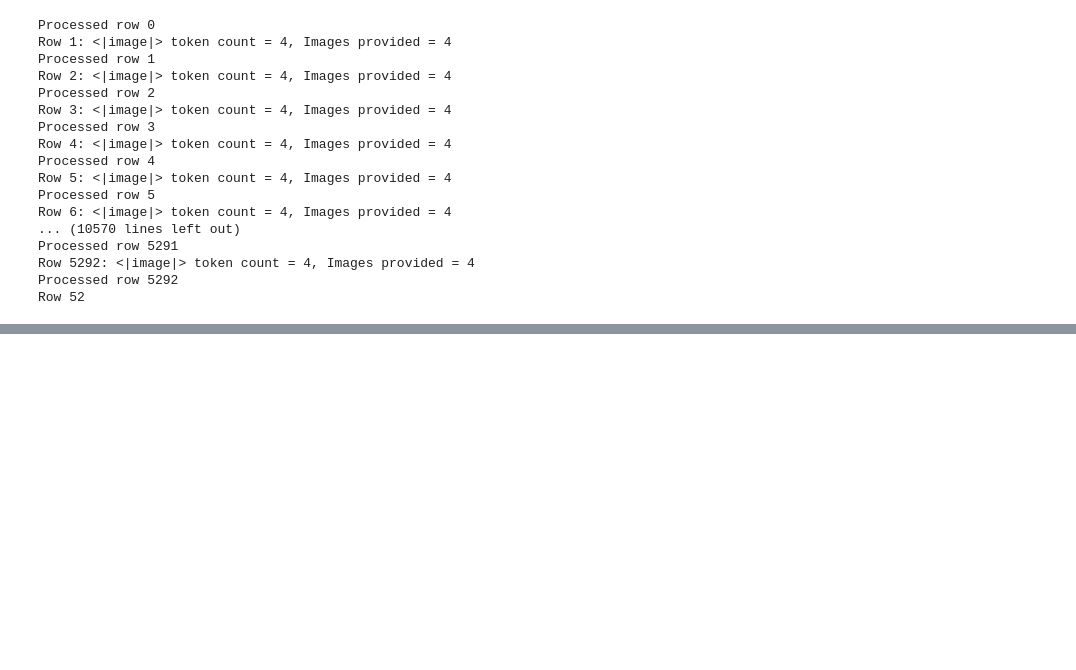
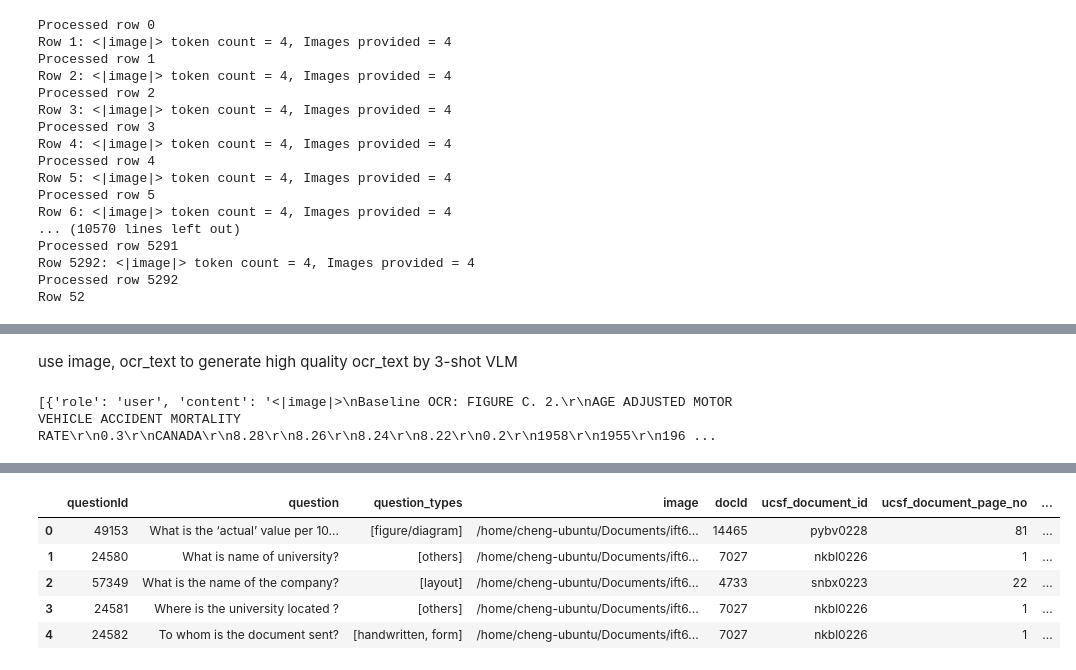
Before and after one commit to catchcheng/docvqa, a Jupyter notebook: vlm_ocr.ipynb, the cells around one changed output, grey strips where cells are left out. Drawn from its saved outputs; the diff is of its cells as text; code cells hidden in the pictures; blank space fills up the shorter version.

```diff
--- a/vlm_ocr.ipynb
+++ b/vlm_ocr.ipynb
@@ -315,3 +319,5 @@ display(df.head(20))
 | 17 | 57372 | What is the committee strength fo... | [table/list] | /home/cheng-ubuntu/Documents/ift6... | 4751 | snbx0223 | 44 | ... |
 | 18 | 49181 | What session is at 2.00 to 5.00p.m.? | [table/list] | /home/cheng-ubuntu/Documents/ift6... | 14281 | txpp0227 | 10 | ... |
 | 19 | 57373 | How many sustainability committee... | [table/list] | /home/cheng-ubuntu/Documents/ift6... | 4751 | snbx0223 | 44 | ... |
+# %% [markdown]
+use image, ocr_text to generate high quality ocr_text by 3-shot VLM
@@ -317,0 +443,68 @@ display(df.head(20))
+# %%
+# print(len(ORIGINAL_DEMO_MESSAGES), len(ORIGINAL_DEMO_IMAGES))
+print(ORIGINAL_DEMO_MESSAGES)
+# %% [output]
+[{'role': 'user', 'content': '<|image|>\nBaseline OCR: FIGURE C. 2.\r\nAGE ADJUSTED MOTOR VEHICLE ACCIDENT MORTALITY RATE\r\n0.3\r\nCANADA\r\n8.28\r\n8.26\r\n8.24\r\n8.22\r\n0.2\r\n1958\r\n1955\r\n196 ...
+# %%
+# 4. Process each image (row) in the DataFrame.
+# =============================================================================
+
+# Assume df is your pandas DataFrame that contains at least:
+#  - "image": the file path to the image
+#  - "ocr_text": the baseline OCR text for that image
+vlm_ocr_texts = []  # to store the generated (improved) OCR text for each query
+
+# Loop over the DataFrame rows.
+for idx, row in df.iterrows():
+    # Load the query image.
+    try:
+        query_image = Image.open(row["image"]).convert("RGB")
+    except Exception as e:
+        print(f"Error loading query image {row['image']}: {e}")
+        vlm_ocr_texts.append("")
+        continue
+
+    # Build the query messages:
+    # Append the baseline OCR text from the current row to the query user message.
+    query_messages = copy.deepcopy(QUERY_MESSAGES_TEMPLATE)
+    # Note: This ensures the token "<|image|>" appears exactly once in the query user message.
+    query_messages[0]["content"] += row["ocr_text"]
+
+    # Construct the final messages for this query.
+    # Make copies of the original demo messages so that no extra tokens accumulate.
+    final_messages = [SYSTEM_MESSAGE] + copy.deepcopy(ORIGINAL_DEMO_MESSAGES) + query_messages
+    # Final images: the demo images plus the query image.
+    final_images = ORIGINAL_DEMO_IMAGES.copy() + [query_image]
+
+    # Check that the total number of "<|image|>" tokens equals the number of images.
+    media_count = sum(msg['content'].count("<|image|>") for msg in final_messages)
+    print(f"Row {idx}: <|image|> token count = {media_count}, Images provided = {len(final_images)}")
+    if media_count != len(final_images):
+        print(f"Image-token mismatch for row {idx}; skipping this query.")
+        vlm_ocr_texts.append("")
+        continue
+
+    # Process the final prompt.
+    inputs = processor(final_messages, images=final_images, videos=None)
+    inputs.to("cuda")
+    inputs.update({
+        "tokenizer": tokenizer,
+        "max_new_tokens": 100,  # adjust as needed
+        "decode_text": True,
+    })
+    vlm_output = model.generate(**inputs)
+    # print(vlm_output)
+
+    # If the output is a list, get the first element.
+    if isinstance(vlm_output, list):
+        vlm_output = vlm_output[0]
+    vlm_ocr_texts.append(vlm_output)
+    print(f"Processed row {idx}")
+
+# =============================================================================
+# 5. Save the results to the DataFrame.
+# =============================================================================
+
+df["vlm_ocr_text"] = vlm_ocr_texts
+display(df.head())
+# %% [output]
@@ -317,0 +528,6 @@ display(df.head(20))
+|  | questionId | question | question_types | image | docId | ucsf_document_id | ucsf_document_page_no | ... |
+| 0 | 49153 | What is the ‘actual’ value per 10... | [figure/diagram] | /home/cheng-ubuntu/Documents/ift6... | 14465 | pybv0228 | 81 | ... |
+| 1 | 24580 | What is name of university? | [others] | /home/cheng-ubuntu/Documents/ift6... | 7027 | nkbl0226 | 1 | ... |
+| 2 | 57349 | What is the name of the company? | [layout] | /home/cheng-ubuntu/Documents/ift6... | 4733 | snbx0223 | 22 | ... |
+| 3 | 24581 | Where is the university located ? | [others] | /home/cheng-ubuntu/Documents/ift6... | 7027 | nkbl0226 | 1 | ... |
+| 4 | 24582 | To whom is the document sent? | [handwritten, form] | /home/cheng-ubuntu/Documents/ift6... | 7027 | nkbl0226 | 1 | ... |
```
Also changed, not shown: parts of 5 cells of this notebook.
